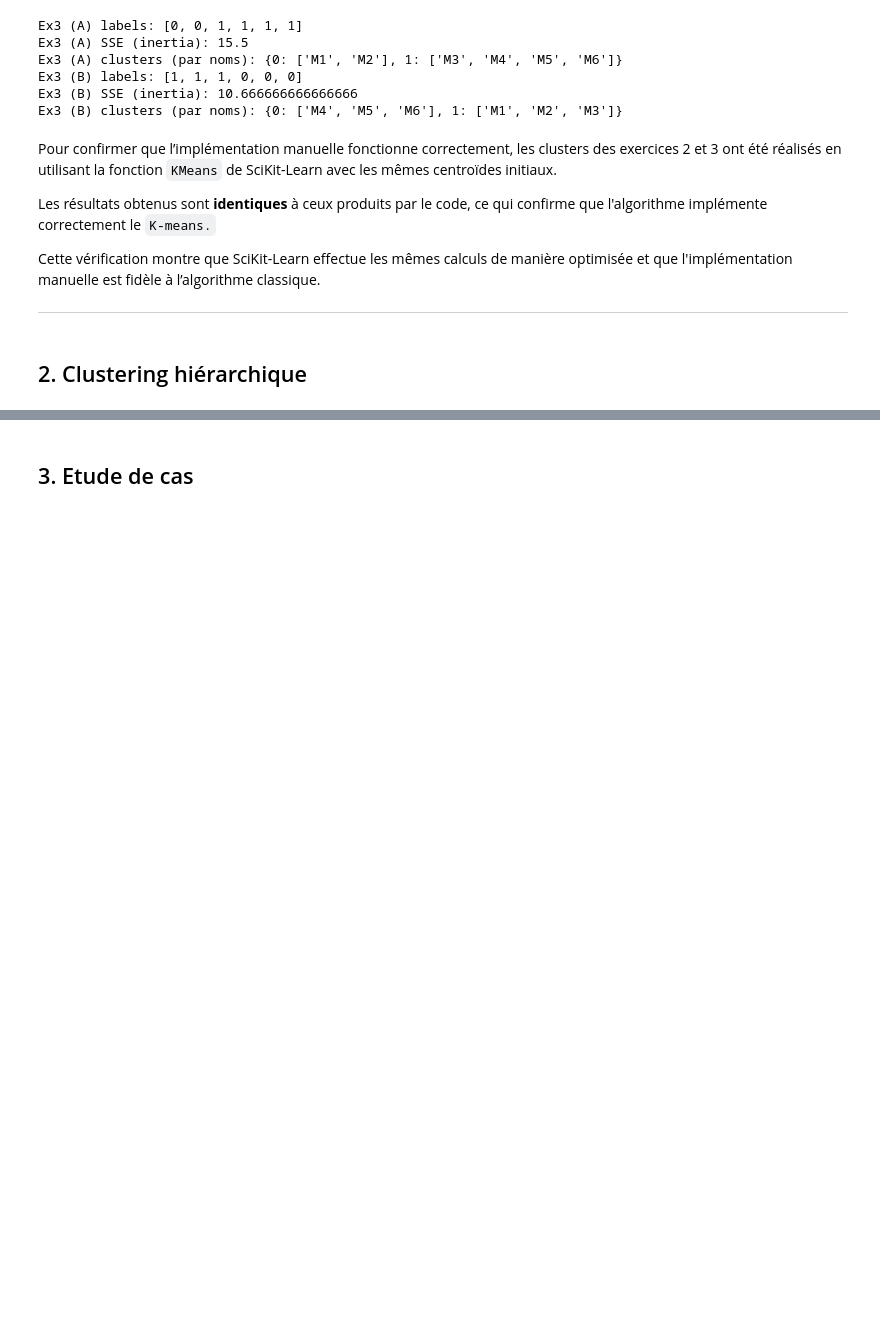
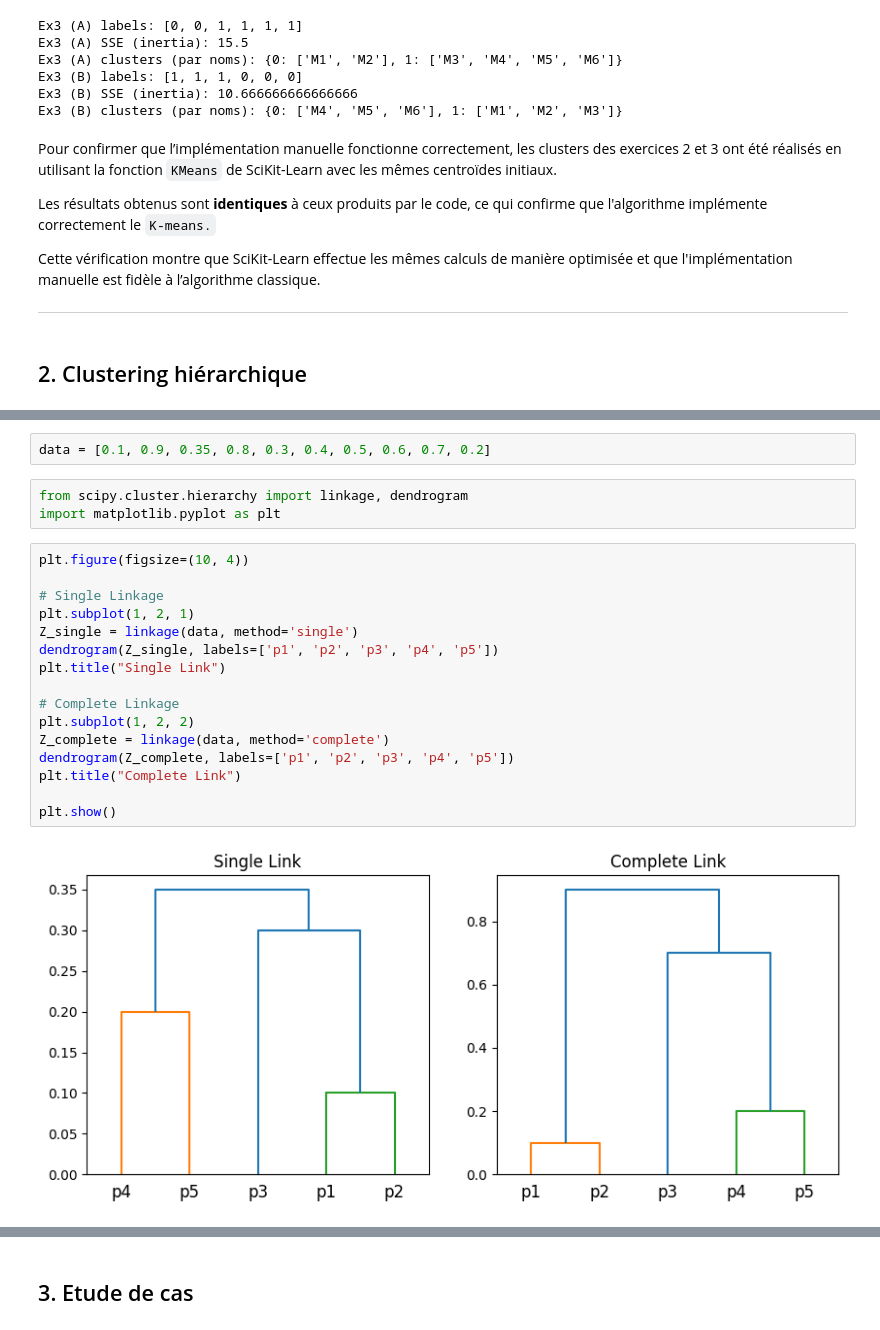
Before and after one commit to milleracero/Data-mining-INSA---TD-Clustering, a Jupyter notebook: Clustering-TD.ipynb, the cells around one changed output, grey strips where cells are left out. Cells and saved outputs as stored; diff of their text form; blank space fills up the shorter version.

Commit message:
Clustering hiérarchique Update

```diff
--- a/Clustering-TD.ipynb
+++ b/Clustering-TD.ipynb
@@ -565,0 +596,23 @@ Cette vérification montre que SciKit-Learn effectue les mêmes calculs de mani
+# %%
+data = [0.1, 0.9, 0.35, 0.8, 0.3, 0.4, 0.5, 0.6, 0.7, 0.2]
+# %%
+from scipy.cluster.hierarchy import linkage, dendrogram
+import matplotlib.pyplot as plt
+# %%
+plt.figure(figsize=(10, 4))
+
+# Single Linkage
+plt.subplot(1, 2, 1)
+Z_single = linkage(data, method='single')
+dendrogram(Z_single, labels=['p1', 'p2', 'p3', 'p4', 'p5'])
+plt.title("Single Link")
+
+# Complete Linkage
+plt.subplot(1, 2, 2)
+Z_complete = linkage(data, method='complete')
+dendrogram(Z_complete, labels=['p1', 'p2', 'p3', 'p4', 'p5'])
+plt.title("Complete Link")
+
+plt.show()
+# %% [output]
+[figure, added]
```
Also changed, not shown: parts of 7 cells of this notebook.
